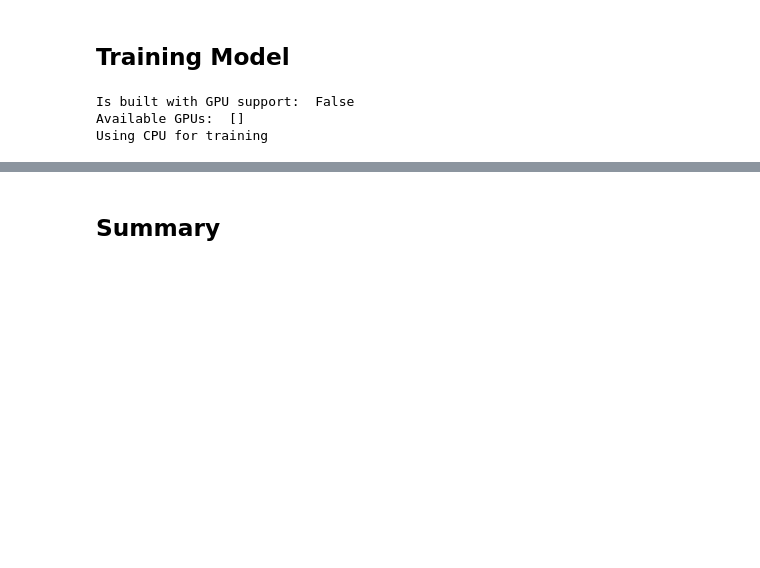
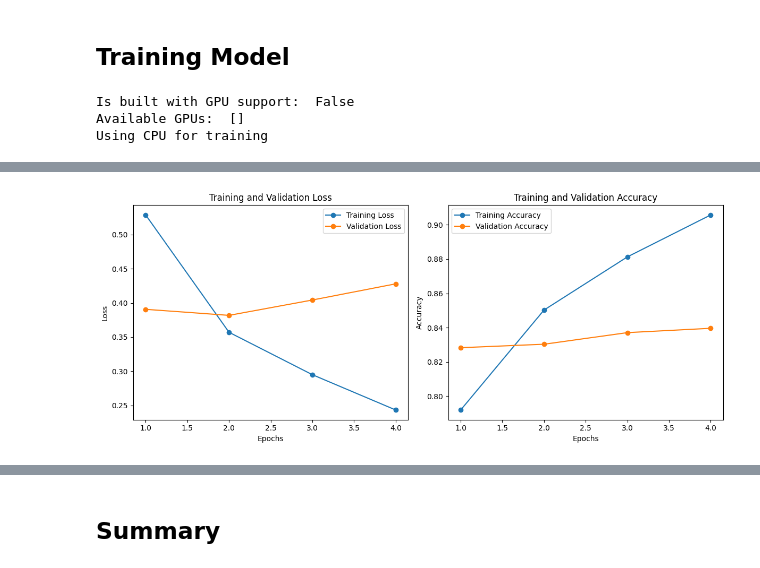
Before and after one commit to doddy-s/skripsi-s1-informatika, a Jupyter notebook: Notebooks/BiLSTM-en.ipynb, the cells around one changed output, grey strips where cells are left out. Drawn from its saved outputs; the diff is of its cells as text; code cells hidden in the pictures; blank space fills up the shorter version.

Commit message:
progress: english model got >80% acc

```diff
--- a/Notebooks/BiLSTM-en.ipynb
+++ b/Notebooks/BiLSTM-en.ipynb
@@ -86,11 +108,14 @@ X_test_tensor = tf.convert_to_tensor(X_test)
+# %%
+embedding_matrix = load_glove_embeddings('../Datasets/glove.twitter.27B/glove.twitter.27B.100d.txt',
+                                         100, word_index)
 # %%
 import tensorflow as tf
 from tensorflow.keras import regularizers
 
 model = tf.keras.Sequential([
-    tf.keras.layers.Embedding(input_dim=len(word_index)+1, output_dim=64, mask_zero=True, name='embedding'),
-    tf.keras.layers.Bidirectional(tf.keras.layers.LSTM(64, return_sequences=False, dropout=0.2, recurrent_dropout=0.2, recurrent_activation='sigmoid'), name='bilstm'),
-    tf.keras.layers.Dense(128, activation='relu', kernel_regularizer=regularizers.l2(0.02), name='relu'),
+    tf.keras.layers.Embedding(input_dim=len(word_index)+1, output_dim=100, weights=[embedding_matrix], mask_zero=True, name='embedding'),
+    tf.keras.layers.Bidirectional(tf.keras.layers.LSTM(100, return_sequences=False, dropout=0.2, recurrent_dropout=0.2, recurrent_activation='sigmoid'), name='bilstm'),
+    tf.keras.layers.Dense(200, activation='relu', kernel_regularizer=regularizers.l2(0.02), name='relu'),
     tf.keras.layers.Dropout(0.3),
     tf.keras.layers.Dense(1, activation='sigmoid', name='sigmoid')
 ])
@@ -99,10 +124,6 @@ model = tf.keras.Sequential([
 model.compile(optimizer=tf.keras.optimizers.Adam(),
               loss = 'binary_crossentropy',
               metrics=['accuracy'])
-# %%
-model.compile(optimizer=tf.keras.optimizers.Adam(),
-              loss = 'binary_crossentropy',
-              metrics=['accuracy'])
 # %%
 model.summary()
 # %% [output]
@@ -154,6 +159,6 @@ early_stopping = EarlyStopping(monitor='val_loss',
 model_history = model.fit(X_train_tensor, y_train,
                           validation_data=(X_val_tensor, y_val),
                           batch_size=32,
-                          epochs=8,
+                          epochs=30,
                           callbacks=[early_stopping])
 # %% [output]
@@ -163,3 +173,37 @@ KeyboardInterrupt:
+# %%
+import matplotlib.pyplot as plt
+
+# Extract metrics from model history
+history = model_history.history
+epochs = range(1, len(history['loss']) + 1)
+
+# Plot training and validation loss
+plt.figure(figsize=(12, 5))
+
+# Loss graph
+plt.subplot(1, 2, 1)
+plt.plot(epochs, history['loss'], label='Training Loss', marker='o')
+plt.plot(epochs, history['val_loss'], label='Validation Loss', marker='o')
+plt.title('Training and Validation Loss')
+plt.xlabel('Epochs')
+plt.ylabel('Loss')
+plt.legend()
+
+# Accuracy graph (if available)
+if 'accuracy' in history:
+    plt.subplot(1, 2, 2)
+    plt.plot(epochs, history['accuracy'], label='Training Accuracy', marker='o')
+    plt.plot(epochs, history['val_accuracy'], label='Validation Accuracy', marker='o')
+    plt.title('Training and Validation Accuracy')
+    plt.xlabel('Epochs')
+    plt.ylabel('Accuracy')
+    plt.legend()
+
+# Show the plot
+plt.tight_layout()
+plt.show()
+# %% [output]
+[figure, added]
 # %%
 model.summary()
 # %% [output]
```
Also changed, not shown: parts of 12 cells of this notebook, 12 other files.
